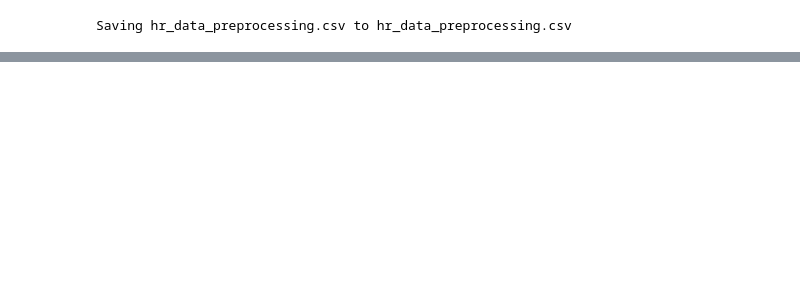
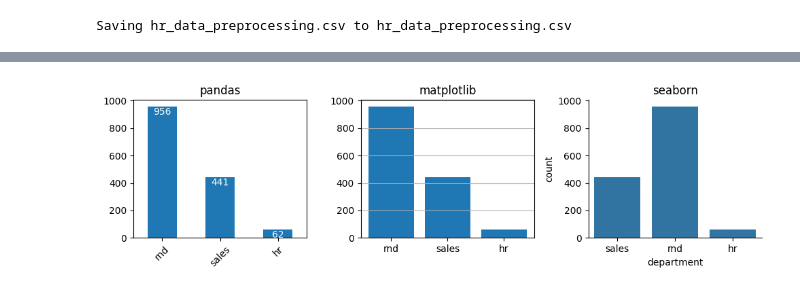
Before and after one commit to Hoyadeath/practice_AI, a Jupyter notebook: HR_EDA.ipynb, the cells around one changed output, grey strips where cells are left out. Cells and saved outputs as stored; diff of their text form; code cells hidden in the pictures; blank space fills up the shorter version.

```diff
--- a/HR_EDA.ipynb
+++ b/HR_EDA.ipynb
@@ -23,0 +28,27 @@ df
+# %%
+fig, (ax1, ax2, ax3) = plt.subplots(1, 3, figsize=(10,3))
+
+#visualizaion at (1, 1) by pandas
+df["department"].value_counts().plot(kind = "bar", ax = ax1)
+ax1.set_xticklabels(["rnd","sales","hr"], rotation=45)
+ax1.set_title("pandas")
+
+# Insert text in a graph
+for p, count in zip(ax1.patches, df["department"].value_counts().values):
+    x = p.get_x() + p.get_width() / 2
+    y = p.get_height()-40
+    ax1.annotate(count, (x, y), ha="center", va="center", color="white")
+
+# visualizaion at (1, 2) by matplotlib
+ax2.bar(df["department"].value_counts().keys(),df["department"].value_counts())
+ax2.grid(axis="y")
+ax2.set_title("matplotlib")
+
+# visualizaion at (1, 3) by seaborn
+sns.countplot(data = df, x = "department", ax = ax3)
+ax3.spines[["top", "right"]].set_visible(False)
+ax3.set_title("seaborn")
+
+fig.tight_layout();
+# %% [output]
+[figure, added]
```
Also changed, not shown: parts of 12 cells of this notebook.
